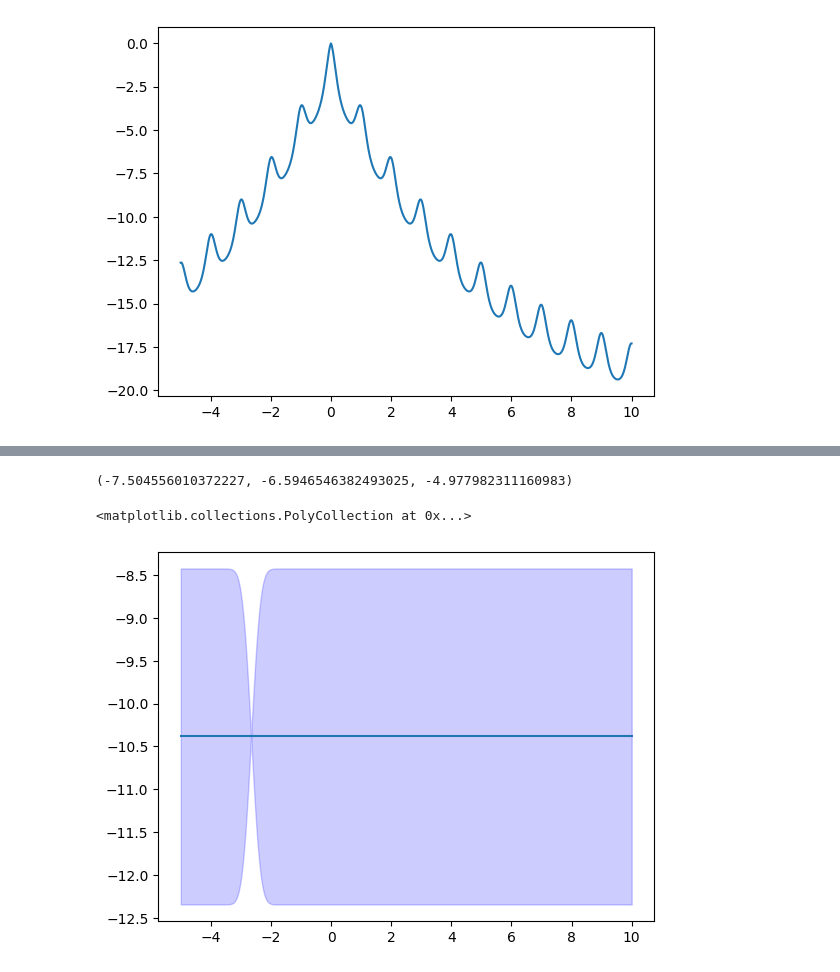
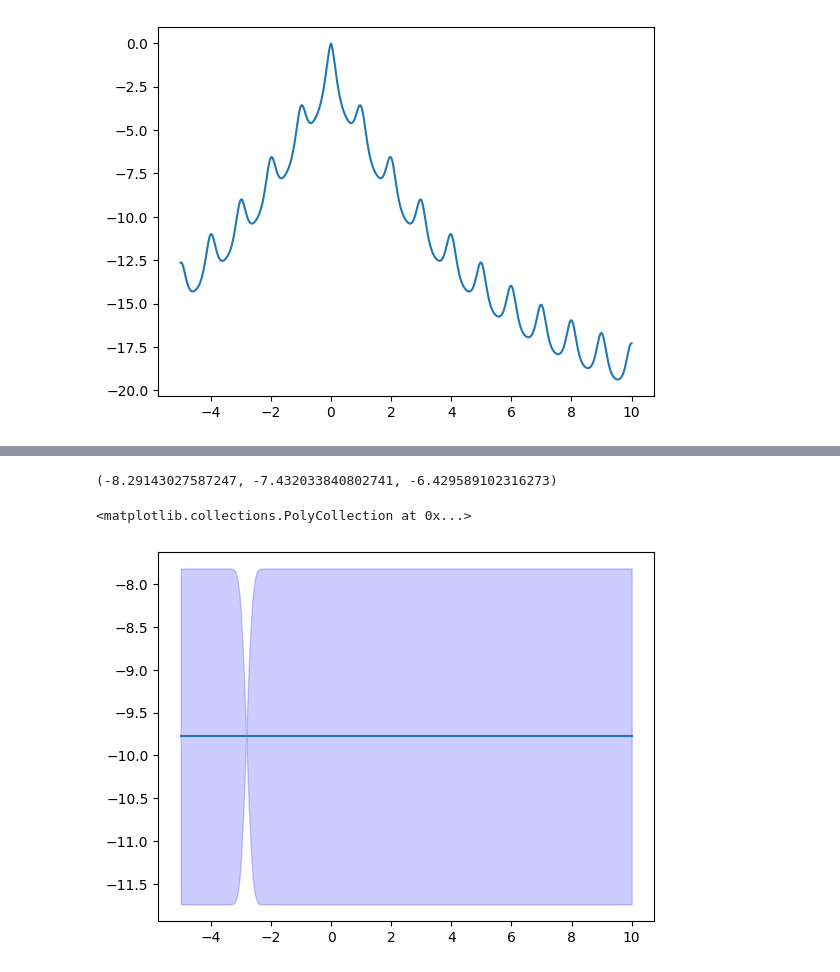
Before and after one commit to Jor-Lee/Bayesian, a Jupyter notebook: Benchmarking/Ackley/BOAckley.ipynb, the cells around one changed output, grey strips where cells are left out. Drawn from its saved outputs; the diff is of its cells as text; code cells hidden in the pictures.

```diff
--- a/Benchmarking/Ackley/BOAckley.ipynb
+++ b/Benchmarking/Ackley/BOAckley.ipynb
@@ -103,7 +104,7 @@ firsts = []
 seconds = []
 thirds = []
 
-for i in range(10):
+for i in range(1):
     seed, first, second, third = RunBenchmark(dimensions, length_scale=length_scale, kappa=kappa, acquisition_samples=acquisition_samples, iterations=iterations)
     firsts.append(first)
     seconds.append(second)
@@ -112,43 +113,43 @@ for i in range(10):
 
 np.mean(firsts), np.mean(seconds), np.mean(thirds)
 # %% [output]
-(-7.504556010372227, -6.5946546382493025, -4.977982311160983)
+(-8.29143027587247, -7.432033840802741, -6.429589102316273)
 # %%
 """
 1D example of what the code is doing in multiple dimensions.
 """
 # %%
-length_scale = 0.3
+length_scale = 0.2
 kappa = 1
 acquisition_samples = 100
 iterations = 100
 dimensions = 1
 
 bounds = np.array([[-5, 10]] * dimensions)
 
 Kernel = BOPackage.RBF_Kernel
 AcquisitionFunction = BOPackage.UpperConfidenceBound
 
 random_seed = int(np.random.random() * 1000)
 
 bo1 = BOPackage.BO(KernelFunction=Kernel,
                 length_scale=length_scale,
                 bounds=bounds,
                 AcquisitionFunction=AcquisitionFunction,
                 acquisition_samples=acquisition_samples,
                 random_seed=random_seed)
 
 raw_X = bo1.GetRandomXBatch(1)
 raw_y = Ackley(raw_X)
 bo1.UpdateData(raw_X, raw_y)
 
 mean, variance = bo1.PredictMeanVariance(candidate_x)
 
 plt.plot(candidate_x, mean)
 plt.fill_between(candidate_x[:,0], mean[:,0] - 1.96 * np.sqrt(variance[:,0]), mean[:,0] + 1.96 * np.sqrt(variance[:,0]), color = 'blue', alpha=0.2, label = '95% confidence interval')
 # %% [output]
 <matplotlib.collections.PolyCollection at 0x...>
-[figure, old version]
+[figure, new version]
 # %%
 plt.plot(variance)
 # plt.xlim(200, 400)
```
Also changed, not shown: parts of 6 cells of this notebook, 5 other files.
